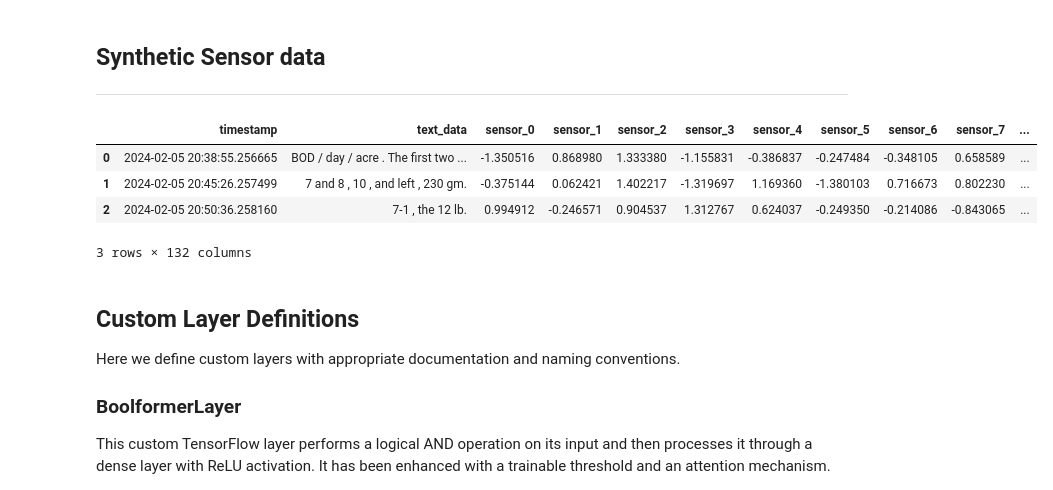
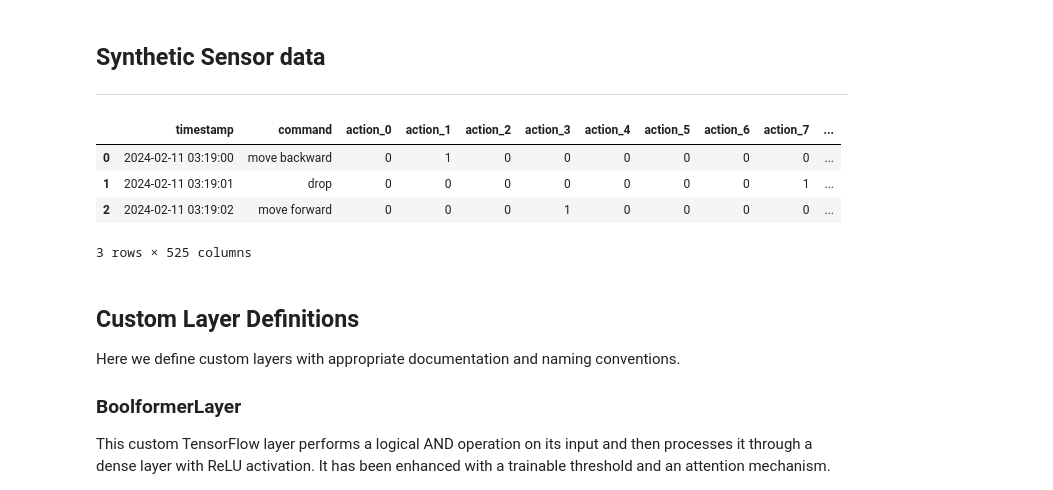
Before and after one commit to LoQiseaking69/SephsBIOME, a Jupyter notebook: Docs/Model/Versions/SephModelV5_(1).ipynb, the cells around one changed output. Saved outputs shown, nothing was run; the diff lists cells and outputs as text; code cells hidden in the pictures.

```diff
--- a/Docs/Model/Versions/SephModelV5_(1).ipynb
+++ b/Docs/Model/Versions/SephModelV5_(1).ipynb
@@ -28,14 +28,14 @@ import matplotlib.pyplot as plt
 
 -------------------------
 # %%
-df = pd.read_csv('/content/synthetic_datasetV3.csv')
+df = pd.read_csv('/content/Sephs_dataset.csv')
 df.head(3)
 # %% [output]
-|  | timestamp | text_data | sensor_0 | sensor_1 | sensor_2 | sensor_3 | sensor_4 | sensor_5 | sensor_6 | sensor_7 | ... |
-| 0 | 2024-02-05 20:38:55.256665 | BOD / day / acre . The first two ... | -1.350516 | 0.868980 | 1.333380 | -1.155831 | -0.386837 | -0.247484 | -0.348105 | 0.658589 | ... |
-| 1 | 2024-02-05 20:45:26.257499 | 7 and 8 , 10 , and left , 230 gm. | -0.375144 | 0.062421 | 1.402217 | -1.319697 | 1.169360 | -1.380103 | 0.716673 | 0.802230 | ... |
-| 2 | 2024-02-05 20:50:36.258160 | 7-1 , the 12 lb. | 0.994912 | -0.246571 | 0.904537 | 1.312767 | 0.624037 | -0.249350 | -0.214086 | -0.843065 | ... |
+|  | timestamp | command | action_0 | action_1 | action_2 | action_3 | action_4 | action_5 | action_6 | action_7 | ... |
+| 0 | 2024-02-11 03:19:00 | move backward | 0 | 1 | 0 | 0 | 0 | 0 | 0 | 0 | ... |
+| 1 | 2024-02-11 03:19:01 | drop | 0 | 0 | 0 | 0 | 0 | 0 | 0 | 1 | ... |
+| 2 | 2024-02-11 03:19:02 | move forward | 0 | 0 | 0 | 1 | 0 | 0 | 0 | 0 | ... |
-3 rows × 132 columns
+3 rows × 525 columns
 # %% [markdown]
 
 ## Custom Layer Definitions
```
